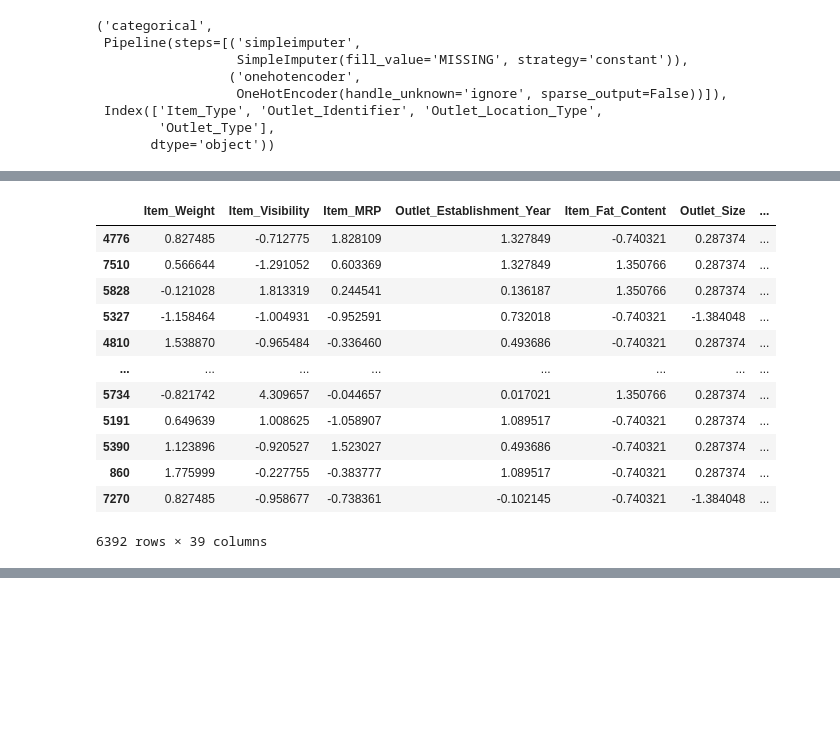
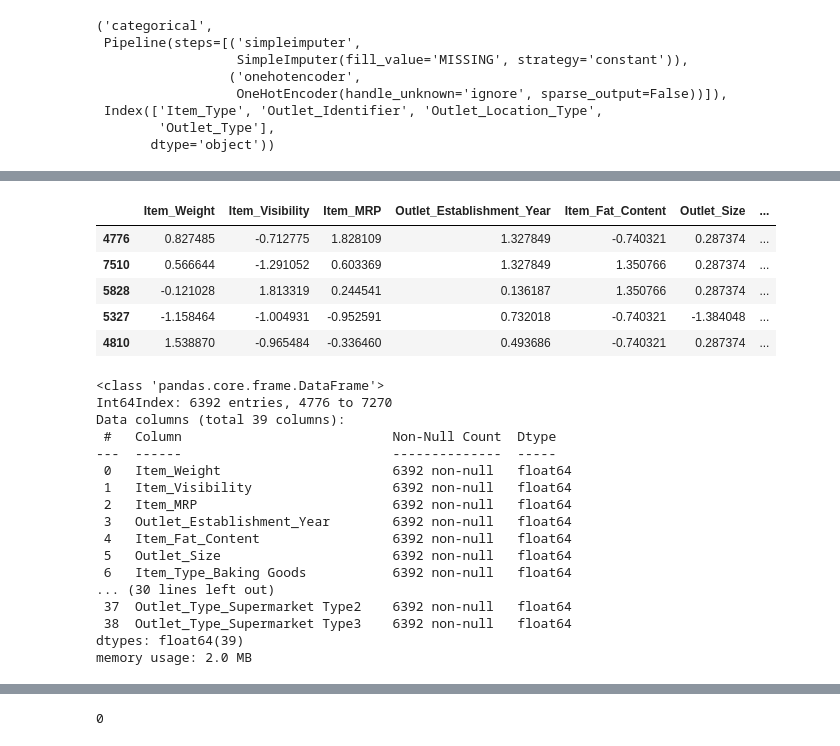
Before and after one commit to Zainakhader/Project1, a Jupyter notebook: Untitled3.ipynb, the cells around one changed output, grey strips where cells are left out. Cells and saved outputs as stored; diff of their text form; code cells hidden in the pictures; blank space fills up the shorter version.

```diff
--- a/Untitled3.ipynb
+++ b/Untitled3.ipynb
@@ -1066,21 +1066,34 @@ X_train_processed = col_transformer.transform(X_train)
 
 X_test_processed = col_transformer.transform(X_test)
 # %%
-X_train_processed
+X_train_processed.head()
 # %% [output]
 |  | Item_Weight | Item_Visibility | Item_MRP | Outlet_Establishment_Year | Item_Fat_Content | Outlet_Size | ... |
 | 4776 | 0.827485 | -0.712775 | 1.828109 | 1.327849 | -0.740321 | 0.287374 | ... |
 | 7510 | 0.566644 | -1.291052 | 0.603369 | 1.327849 | 1.350766 | 0.287374 | ... |
 | 5828 | -0.121028 | 1.813319 | 0.244541 | 0.136187 | 1.350766 | 0.287374 | ... |
 | 5327 | -1.158464 | -1.004931 | -0.952591 | 0.732018 | -0.740321 | -1.384048 | ... |
 | 4810 | 1.538870 | -0.965484 | -0.336460 | 0.493686 | -0.740321 | 0.287374 | ... |
-| ... | ... | ... | ... | ... | ... | ... | ... |
-| 5734 | -0.821742 | 4.309657 | -0.044657 | 0.017021 | 1.350766 | 0.287374 | ... |
-| 5191 | 0.649639 | 1.008625 | -1.058907 | 1.089517 | -0.740321 | 0.287374 | ... |
-| 5390 | 1.123896 | -0.920527 | 1.523027 | 0.493686 | -0.740321 | 0.287374 | ... |
-| 860 | 1.775999 | -0.227755 | -0.383777 | 1.089517 | -0.740321 | 0.287374 | ... |
-| 7270 | 0.827485 | -0.958677 | -0.738361 | -0.102145 | -0.740321 | -1.384048 | ... |
-6392 rows × 39 columns
+# %%
+X_train_processed.info()
+# %% [output]
+<class 'pandas.core.frame.DataFrame'>
+Int64Index: 6392 entries, 4776 to 7270
+Data columns (total 39 columns):
+ #   Column                           Non-Null Count  Dtype
+---  ------                           --------------  -----
+ 0   Item_Weight                      6392 non-null   float64
+ 1   Item_Visibility                  6392 non-null   float64
+ 2   Item_MRP                         6392 non-null   float64
+ 3   Outlet_Establishment_Year        6392 non-null   float64
+ 4   Item_Fat_Content                 6392 non-null   float64
+ 5   Outlet_Size                      6392 non-null   float64
+ 6   Item_Type_Baking Goods           6392 non-null   float64
+... (30 lines left out)
+ 37  Outlet_Type_Supermarket Type2    6392 non-null   float64
+ 38  Outlet_Type_Supermarket Type3    6392 non-null   float64
+dtypes: float64(39)
+memory usage: 2.0 MB
 # %%
 X_train_processed.isna().sum()
 # %% [output]
@@ -1101,3 +1114,7 @@ Outlet_Type_Supermarket Type1      0
 Outlet_Type_Supermarket Type2      0
 Outlet_Type_Supermarket Type3      0
 dtype: int64
+# %%
+X_train_processed.isna().sum().sum()
+# %% [output]
+0
```
Also changed, not shown: parts of 3 cells of this notebook.
